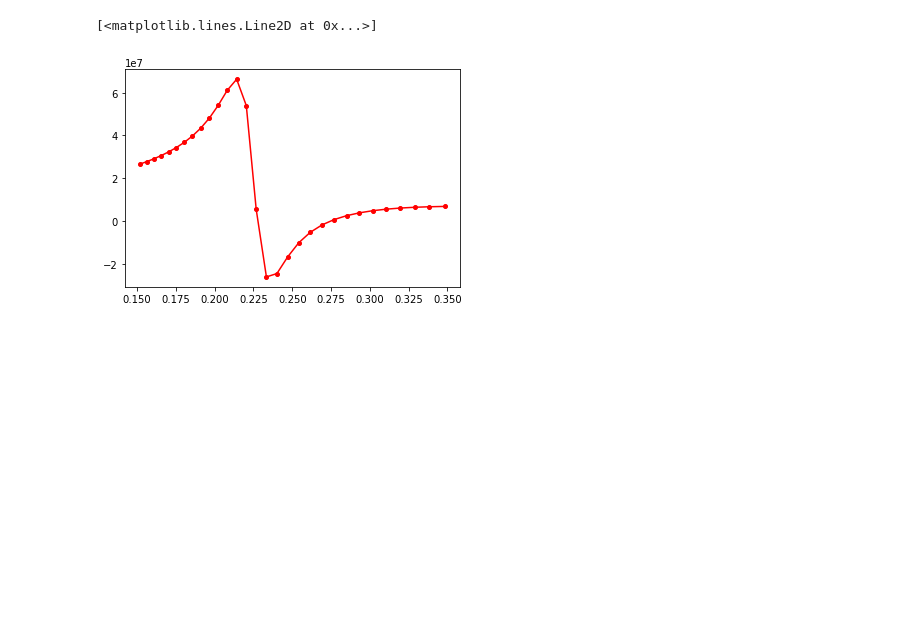
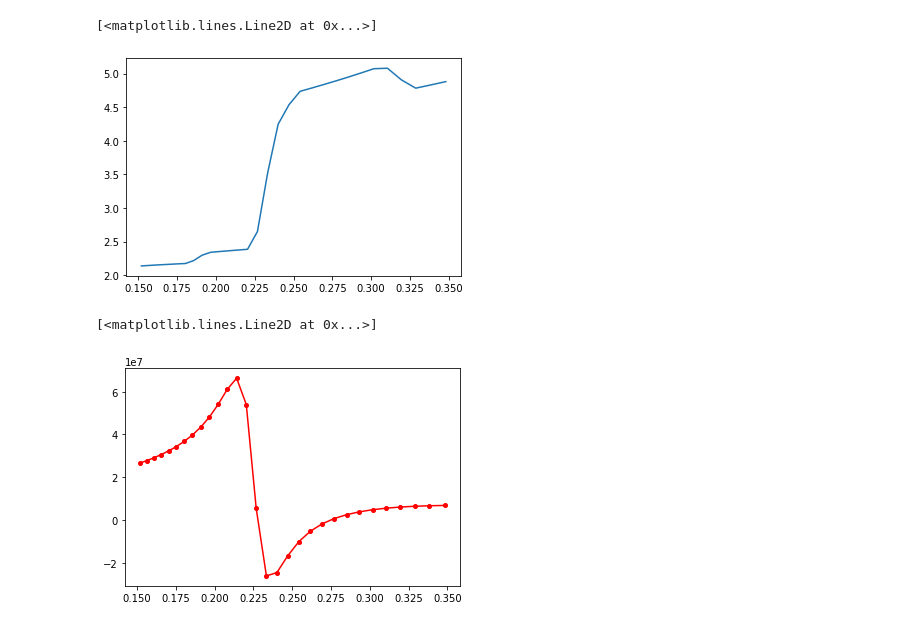
Before and after one commit to cassum-2022-project-21/workspace, a Jupyter notebook: disk/disk copy.ipynb, the cells around one changed output. Drawn from its saved outputs; the diff is of its cells as text; code cells hidden in the pictures; blank space fills up the shorter version.

```diff
--- a/disk/disk copy.ipynb
+++ b/disk/disk copy.ipynb
@@ -94,3 +95,8 @@ torque = -fb * fsr / (fsr * fsr + fc) + fm
+# %%
+plt.plot(r[l], paardekooper_torque2[l])
+# %% [output]
+[<matplotlib.lines.Line2D at 0x...>]
+[figure, added]
 # %%
 Gamma_0 = (H / r_cm)**(-2.) * Ω * Ω * sigma * r_cm * r_cm * (3e-6)**2
 plt.plot(r[l], (torque * Gamma_0)[l])
```
Also changed, not shown: parts of 1 cell of this notebook, 9 other files.
